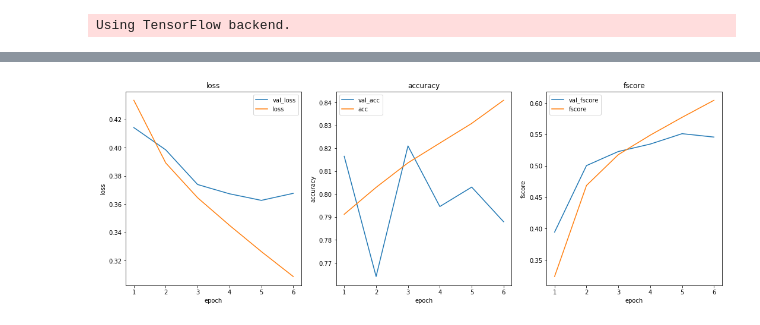
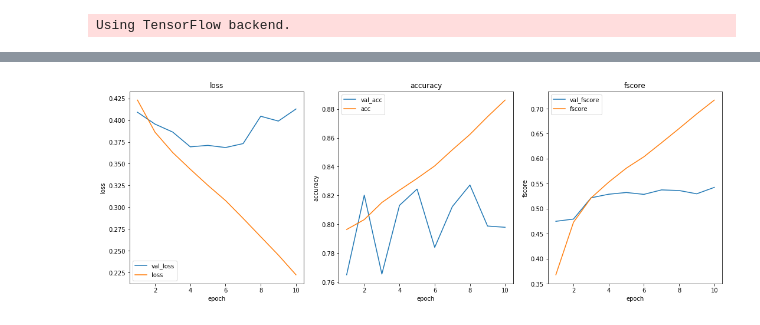
Before and after one commit to rover9632/atec_nlp, a Jupyter notebook: glove-lstm.ipynb, the cells around one changed output, grey strips where cells are left out. Saved outputs shown, nothing was run; the diff lists cells and outputs as text; code cells hidden in the pictures.

```diff
--- a/glove-lstm.ipynb
+++ b/glove-lstm.ipynb
@@ -22,7 +31,10 @@ with open('./data/punctuations.txt') as f:
 def tokenize(texts):
     sens = []
     for sen in texts:
-        words = list(sen.decode('utf-8'))
+        if WORD_LEVEL:
+            words = jb.lcut(sen)
+        else:
+            words = list(sen.decode('utf-8'))
         words = [w for w in words if w.strip() and w not in PUNCTS]
         sens.append(words)
     return sens
@@ -94,15 +106,15 @@ def my_model(vocab_size, emb_matrix, lr=0.001, loss='binary_crossentropy'):
 
     model = Model(inputs=[input1, input2], outputs=pred)
 
-    model.compile(optimizer=RMSprop(lr=lr, decay=1e-6),
+    model.compile(optimizer=Adam(lr=lr, decay=1e-6),
                   loss=loss,
                   metrics=['accuracy', fscore])
 
     return model
 # %%
 # read data
-data_train = pd.read_csv('train.csv', sep='\t', index_col=0, names=['sen1', 'sen2', 'label'])
-data_val = pd.read_csv('validation.csv', sep='\t', index_col=0, names=['sen1', 'sen2', 'label'])
+data_train = pd.read_csv('./data/train.csv', sep='\t', index_col=0, names=['sen1', 'sen2', 'label'])
+data_val = pd.read_csv('./data/validation.csv', sep='\t', index_col=0, names=['sen1', 'sen2', 'label'])
 
 X1_train, X2_train, y_train = data_train['sen1'].as_matrix(), data_train['sen2'].as_matrix(), data_train['label'].as_matrix()
 X1_val, X2_val, y_val = data_val['sen1'].as_matrix(), data_val['sen2'].as_matrix(), data_val['label'].as_matrix()
@@ -147,6 +159,6 @@ Trainable params: 4,929,737
 Non-trainable params: 480,900
 __________________________________________________________________________________________________
 # %%
-hist = model.fit([X1_train, X2_train], y_train, batch_size=128, epochs=6, validation_data=([X1_val, X2_val], y_val))
+hist = model.fit([X1_train, X2_train], y_train, batch_size=128, epochs=10, validation_data=([X1_val, X2_val], y_val))
 # %% [output]
 Train on 92230 samples, validate on 10247 samples
@@ -168,32 +184,32 @@ model.save('./saved/my_model2.h5')
 from matplotlib import pyplot as plt
 
 his = hist.history
-epochs = list(range(1, 7))
+epochs = list(range(1, 11))
 plt.figure(figsize=(18,6))
 plt.subplot(131)
 plt.title('loss')
 plt.plot(epochs, his['val_loss'], label='val_loss')
 plt.plot(epochs, his['loss'], label='loss')
 plt.xlabel('epoch')
 plt.ylabel('loss')
 plt.legend()
 
 plt.subplot(132)
 plt.title('accuracy')
 plt.plot(epochs, his['val_acc'], label='val_acc')
 plt.plot(epochs, his['acc'], label='acc')
 plt.xlabel('epoch')
 plt.ylabel('accuracy')
 plt.legend()
 
 plt.subplot(133)
 plt.title('fscore')
 plt.plot(epochs, his['val_fscore'], label='val_fscore')
 plt.plot(epochs, his['fscore'], label='fscore')
 plt.xlabel('epoch')
 plt.ylabel('fscore')
 plt.legend()
 
 plt.show()
 # %% [output]
-[figure, old version]
+[figure, new version]
```
Also changed, not shown: parts of 5 cells of this notebook, 1 other file.
